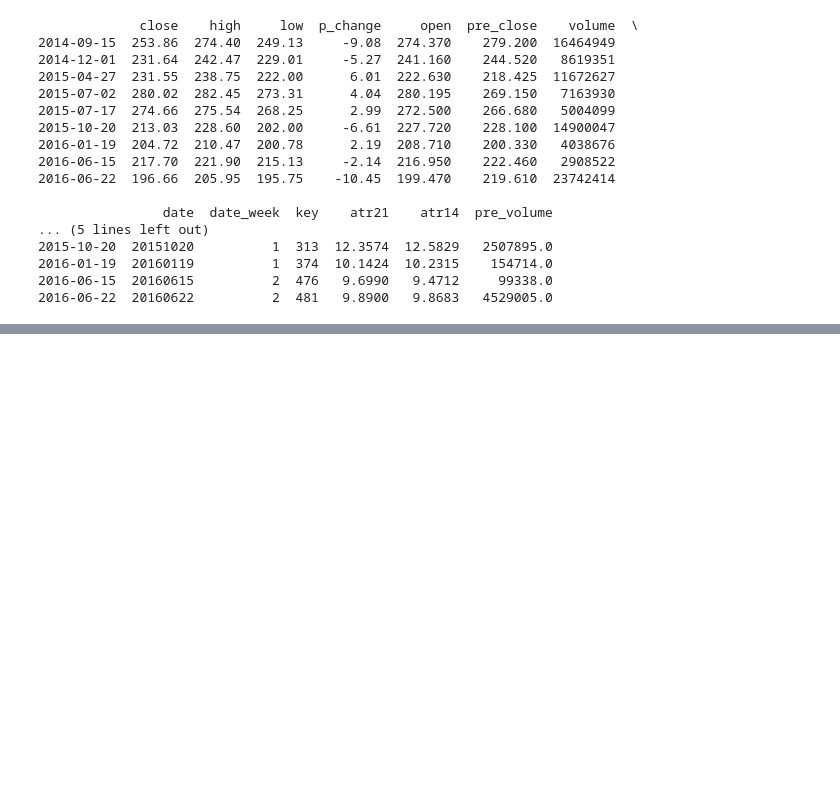
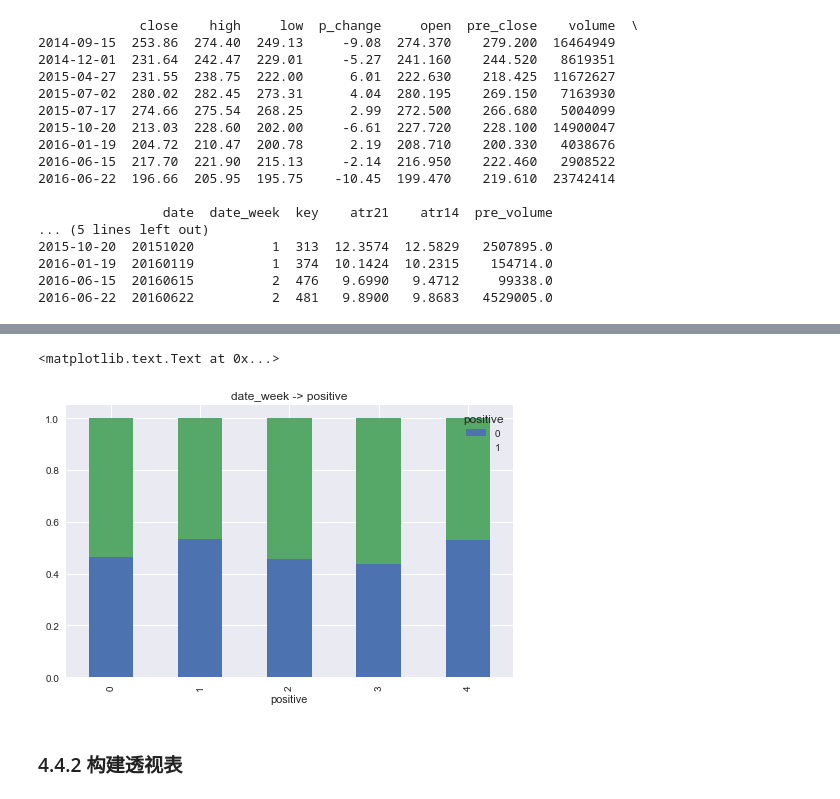
Before and after one commit to cwyspy100/abu, a Jupyter notebook: ipython_learn/Pandas_learn.ipynb, the cells around one changed output, grey strips where cells are left out. Cells and saved outputs as stored; diff of their text form; code cells hidden in the pictures; blank space fills up the shorter version.

```diff
--- a/ipython_learn/Pandas_learn.ipynb
+++ b/ipython_learn/Pandas_learn.ipynb
@@ -298,0 +504,2 @@ print(filtered_df)
+# %%
+tsla_df[tsla_df.p_change > 10].append(tsla_df[tsla_df.atr14> 16])
@@ -298,0 +539,3 @@ print(filtered_df)
+# %%
+tsla_df['positive'] = np.where(tsla_df.p_change > 0, 1, 0)
+tsla_df.tail()
@@ -298,0 +551,3 @@ print(filtered_df)
+# %%
+xt = pd.crosstab(tsla_df.date_week, tsla_df.positive)
+xt
@@ -298,0 +562,3 @@ print(filtered_df)
+# %%
+xt_pct = xt.div(xt.sum(1).astype(float), axis=0)
+xt_pct
@@ -298,0 +573,9 @@ print(filtered_df)
+# %%
+xt_pct.plot(figsize=(8, 5), kind='bar', stacked=True, title='date_week -> positive')
+plt.xlabel('date_week')
+plt.xlabel('positive')
+# %% [output]
+<matplotlib.text.Text at 0x...>
+[figure, added]
+# %% [markdown]
+### 4.4.2 构建透视表
```
Also changed, not shown: parts of 46 cells of this notebook, 1 other file.
